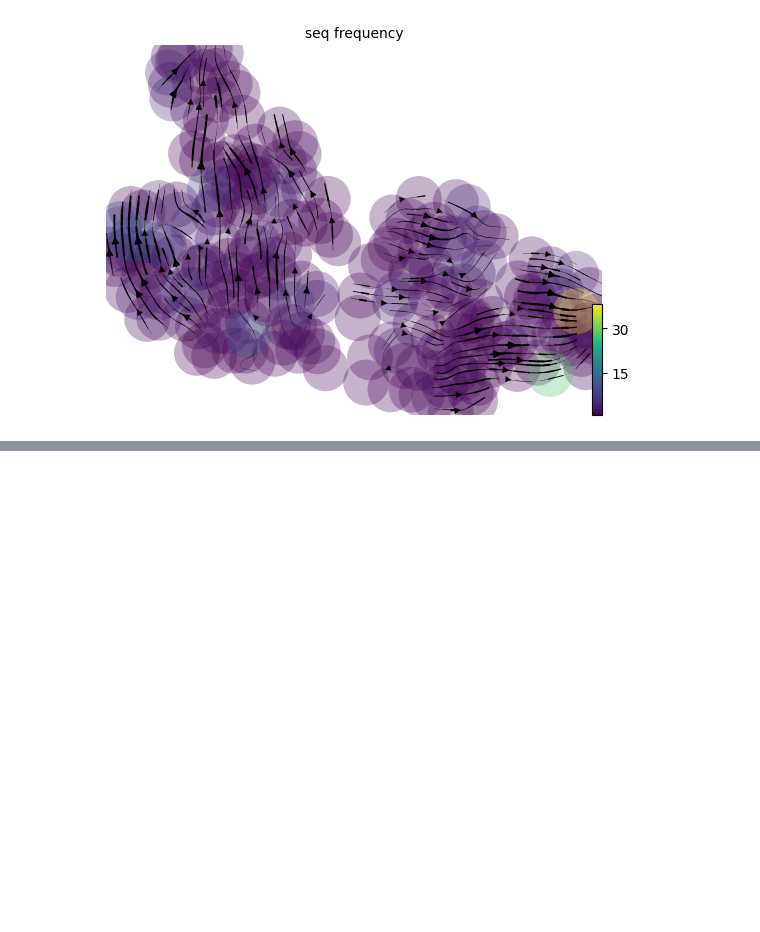
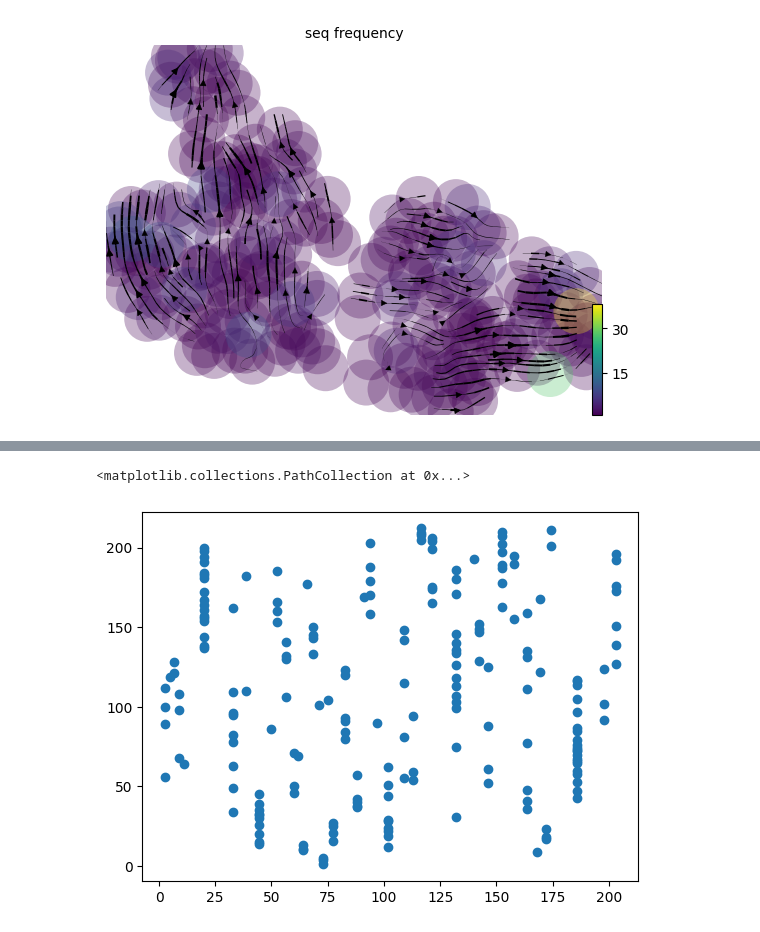
Before and after one commit to anamaysamant/PLM_anamay, a Jupyter notebook: scripts/Evo_velocity_playing.ipynb, the cells around one changed output, grey strips where cells are left out. Cells and saved outputs as stored; diff of their text form; code cells hidden in the pictures; blank space fills up the shorter version.

Commit message:
added evo likelihood calc for general sequences

```diff
--- a/scripts/Evo_velocity_playing.ipynb
+++ b/scripts/Evo_velocity_playing.ipynb
@@ -812,0 +841,8 @@ computing velocity embedding
+# %%
+import pandas as pd
+file_path = os.path.join("..","..","..","data","OVA_mouse","DNA_antibodies.xlsx")
+df = pd.read_excel(file_path, sheet_name = 0).dropna(subset = ["VDJ.aa"])
+df["VDJ.aa"] = df["VDJ.aa"].apply(lambda x:x.split("_")[0])
+
+file_path_2 = os.path.join("..","..","..","data","OVA_mouse","vdj_evolike_combine_bck.csv")
+df2 = pd.read_csv(file_path_2).drop_duplicates("full_VDJ_aa").reset_index(drop=True)
@@ -812,0 +869,10 @@ computing velocity embedding
+# %%
+import matplotlib.pyplot as plt
+def isfloat(x):
+    try:
+        return float(x)
+    except:
+        return None
+
+x = df.merge(df2, right_on="HC_cdr3", left_on="CDRH3.aa").drop_duplicates("full_VDJ_aa").dropna(subset = ["Affinity"])
+x["Affinity"] = x["Affinity"].apply(lambda x: isfloat(x))
@@ -812,0 +895,6 @@ computing velocity embedding
+# %%
+
+plt.scatter(x["Affinity"].astype("float").rank(ascending=False),x["evo_likelihood_sapiens"].rank(ascending=False))
+# %% [output]
+<matplotlib.collections.PathCollection at 0x...>
+[figure, added]
```
Also changed, not shown: parts of 11 cells of this notebook, 4 other files.
